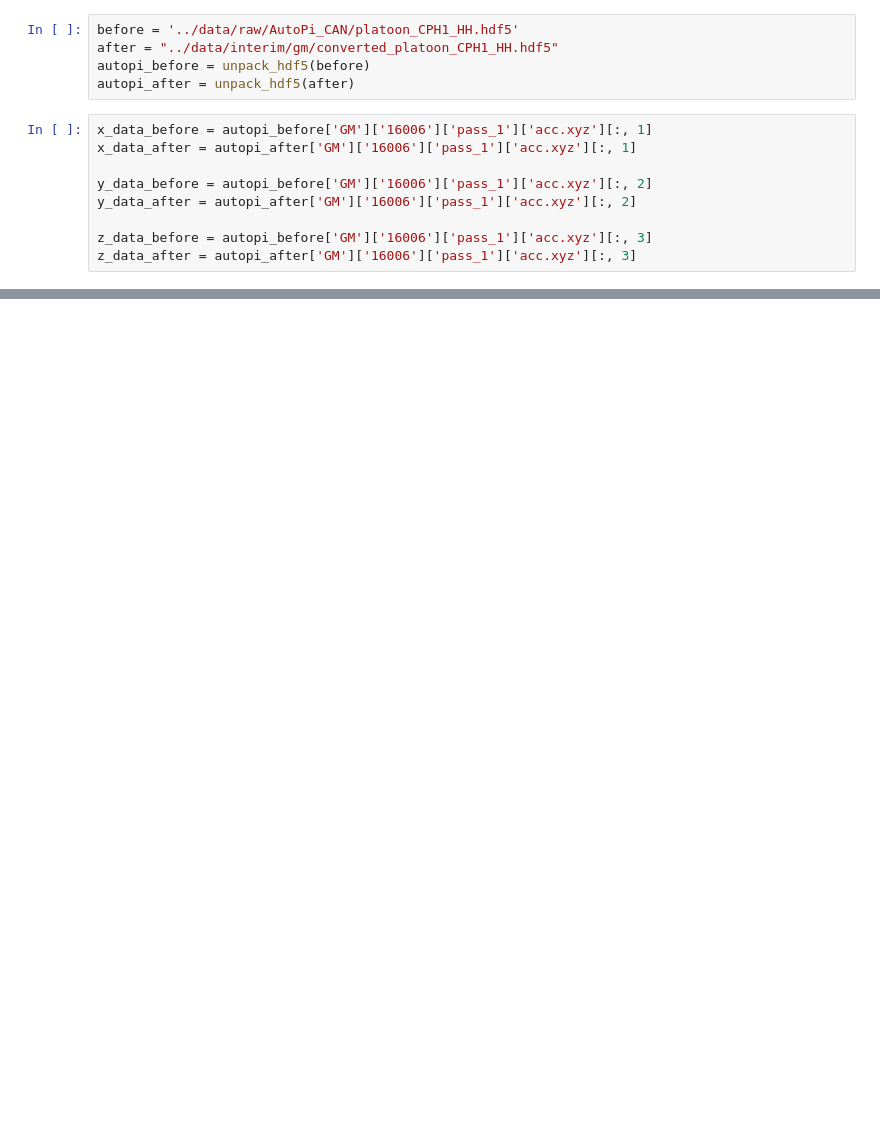
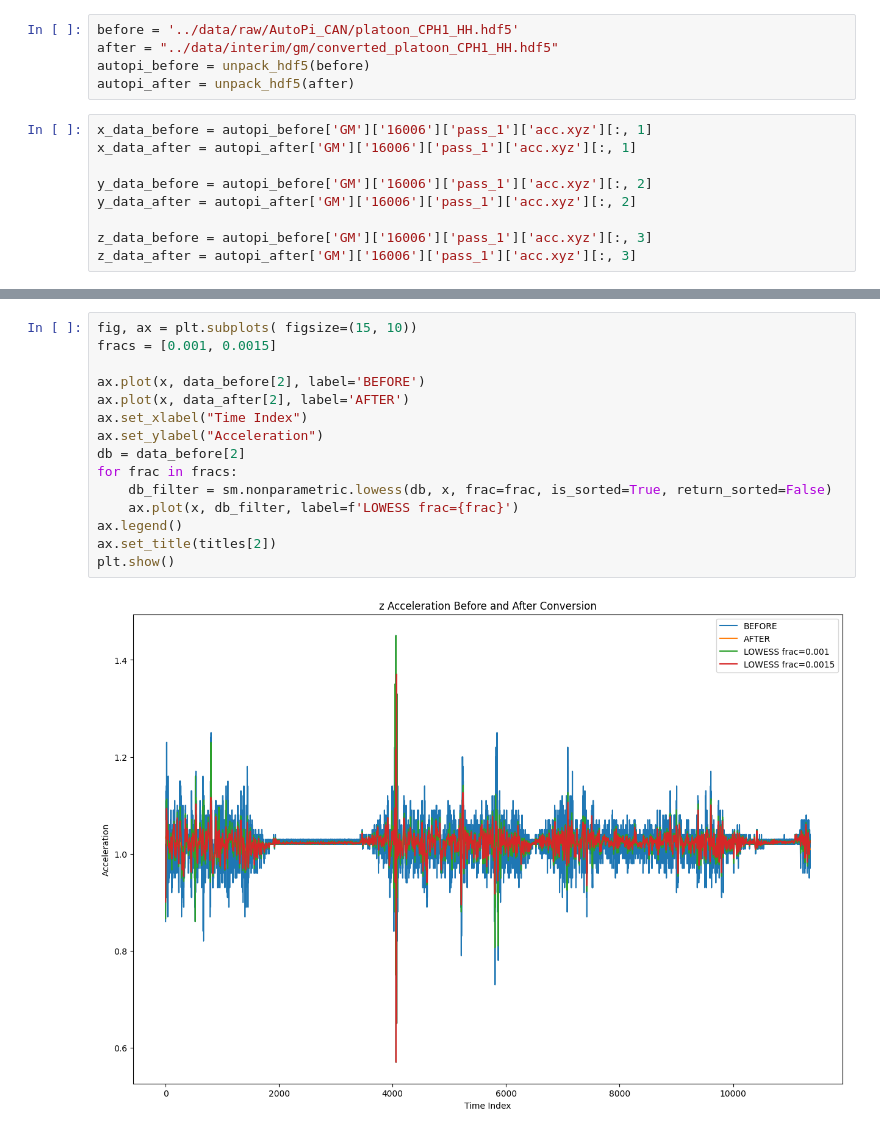
Before and after one commit to rreezN/CrackDetect, a Jupyter notebook: notebooks/check_z_acceleration.ipynb, the cells around one changed output, grey strips where cells are left out. Cells and saved outputs as stored; diff of their text form; blank space fills up the shorter version.

Commit message:
added functionality for different lowess fracs for different dimensions

```diff
--- a/notebooks/check_z_acceleration.ipynb
+++ b/notebooks/check_z_acceleration.ipynb
@@ -36,0 +38,17 @@ plt.show()
+# %%
+fig, ax = plt.subplots( figsize=(15, 10))
+fracs = [0.001, 0.0015]
+
+ax.plot(x, data_before[2], label='BEFORE')
+ax.plot(x, data_after[2], label='AFTER')
+ax.set_xlabel("Time Index")
+ax.set_ylabel("Acceleration")
+db = data_before[2]
+for frac in fracs:
+    db_filter = sm.nonparametric.lowess(db, x, frac=frac, is_sorted=True, return_sorted=False)
+    ax.plot(x, db_filter, label=f'LOWESS frac={frac}')
+ax.legend()
+ax.set_title(titles[2])
+plt.show()
+# %% [output]
+[figure, added]
```
Also changed, not shown: parts of 2 cells of this notebook, 1 other file.
